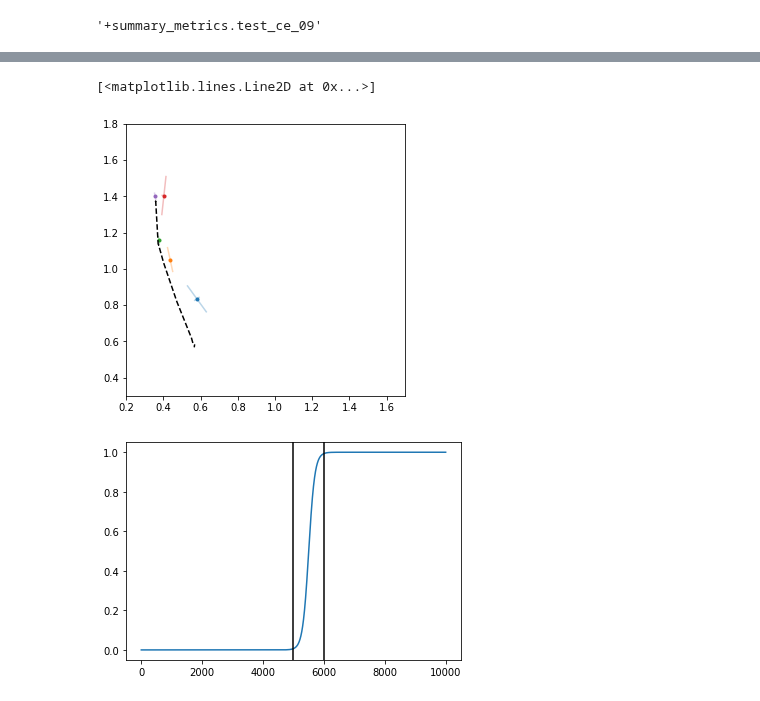
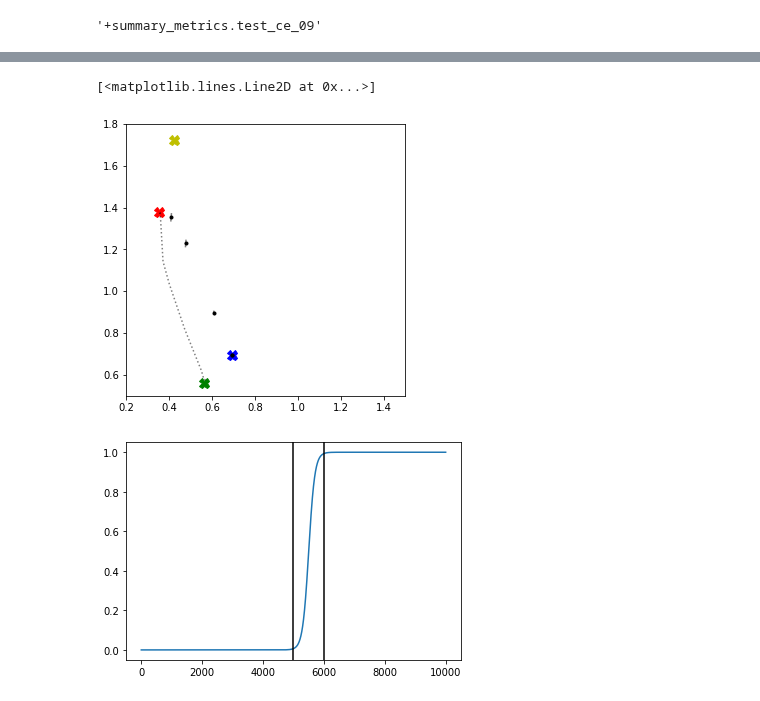
Before and after one commit to mfederici/JADE, a Jupyter notebook: results.ipynb, the cells around one changed output, grey strips where cells are left out. Cells and saved outputs as stored; diff of their text form; code cells hidden in the pictures.

```diff
--- a/results.ipynb
+++ b/results.ipynb
@@ -40,7 +40,10 @@ run_list = ['mfederici/causal-mib/vr4ejdt6','mfederici/causal-mib/8iosmbrt','mfe
 run_list = ['mfederici/causal-mib/1z8xmeov','mfederici/causal-mib/dtf4ac76','mfederici/causal-mib/z32vgkqb']
 # %%
 api = wandb.Api()
-sweep = api.sweep('causal-mib/0lgsl2rg')
+# Sigmoid Schedule el3kz7vh
+# Exponential Schedule 0lgsl2rg
+# ViB n19a1bps
+sweep = api.sweep('causal-mib/el3kz7vh')
 cmap = plt.get_cmap('coolwarm')
 # %%
 sweep.order
@@ -175,41 +176,51 @@ y = [1.3767269551753998,
  0.5848599970340729,
  0.5820362865924835,
  0.570501059293747,
  0.5703085958957672]
 
 
 def get_run_result(run, consider_last=1000):
     min_step = run.lastHistoryStep-consider_last
     run_history = [[(r['test_ce_01']+r['test_ce_02'])/2.0, r['test_ce_09']] for r in run.scan_history(min_step=min_step) if 'test_ce_01' in r]
     data = np.array(run_history)
 
     mu = np.mean(data, axis=0)
     sigma = np.cov(data, rowvar=0)
     return mu, sigma
 
 
 f, ax = plt.subplots(1,1,figsize=(5,5))
+
+alpha = 0.5
+
 for _,run in enumerate(sweep.runs):
     mu, sigma = get_run_result(run)
 
     U, s, _ = numpy.linalg.svd(sigma)
 
     d = json.loads(run.json_config)['model.params.encoder.params.dropout']['value']
+    color = cmap(d)
+    color = 'k'
 
-    color = cmap(d)
-    ax.plot(mu[0],mu[1],'.', label=run.name)#, color=color)
+    ax.plot(mu[0],mu[1],'.', label=run.name, color=color)
     color = plt.gca().lines[-1].get_color()
     ax.plot([mu[0]-U[0,0]*s[0]**0.5,mu[0]+U[0,0]*s[0]**0.5],[mu[1]-U[0,1]*s[0]**0.5,mu[1]+U[0,1]*s[0]**0.5],
-            '-',color=color, alpha=0.3)
+            '-',color=color, alpha=alpha)
     ax.plot([mu[0]-U[1,0]*s[1]**0.5,mu[0]+U[1,0]*s[1]**0.5],[mu[1]-U[1,1]*s[1]**0.5,mu[1]+U[1,1]*s[1]**0.5],
-            '-',color=color, alpha=0.3)
+            '-',color=color, alpha=alpha)
 
-ax.set_xlim(0.2,1.7)
-ax.set_ylim(0.3,1.8)
-ax.plot(x,y, '--k', label='Theoretical bound')
+ax.set_xlim(0.2,1.5)
+ax.set_ylim(0.5,1.8)
+ax.plot(x,y, ':k', label='Theoretical bound',alpha=alpha)
+
+
+ax.plot(0.35446324944496155, 1.3813310861587524, 'Xr', markersize=10, label='$q_\\theta(y|x)=p_{train}(y|x)$', zorder=-1)
+ax.plot(np.log(2), np.log(2), 'Xb', markersize=10, label='$q_\\theta(y|x)=p(y)$', zorder=-1)
+ax.plot(0.4227091073989868, 1.7236597537994385, 'Xy', markersize=10, label='$q_\\theta(y|x)=p_{train}(y|c)$', zorder=-1)
+ax.plot(0.5623351335525513, 0.5623351335525513, 'Xg', markersize=10, label='$q_\\theta(y|x)=p_{train}(y|d)$', zorder=-1)
 # %% [output]
 [<matplotlib.lines.Line2D at 0x...>]
-[figure, old version]
+[figure, new version]
 # %%
 from torch import sigmoid
 
```
Also changed, not shown: parts of 1 cell of this notebook, 5 other files.
